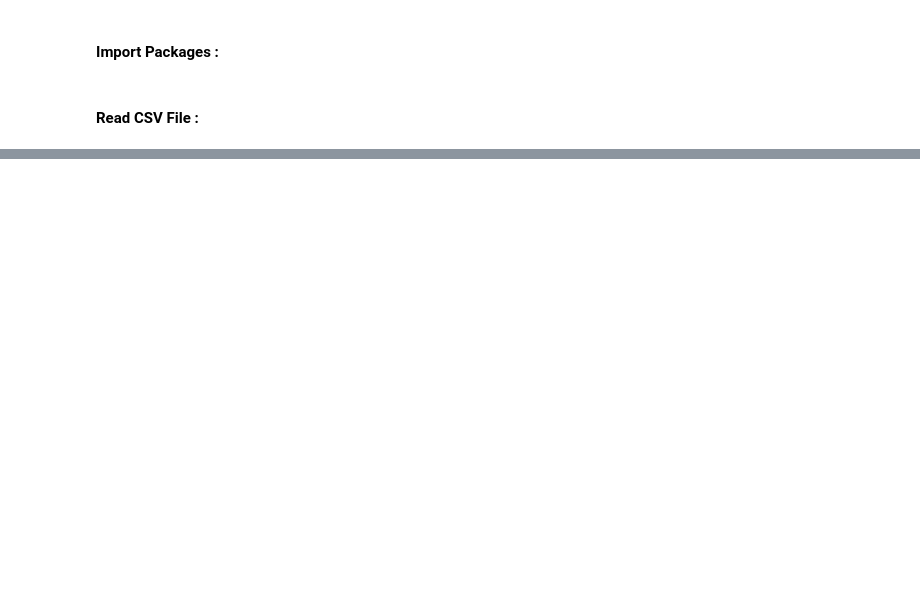
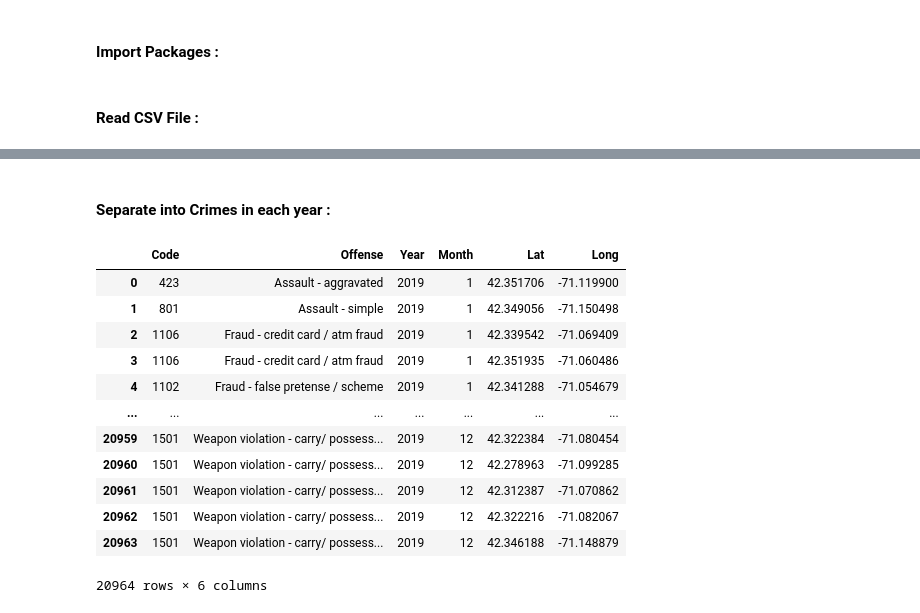
Before and after one commit to Abjt03/Crime-Detection-Data-Science, a Jupyter notebook: Crime Project/My DS Project.ipynb, the cells around one changed output, grey strips where cells are left out. Saved outputs shown, nothing was run; the diff lists cells and outputs as text; code cells hidden in the pictures; blank space fills up the shorter version.

```diff
--- a/Crime Project/My DS Project.ipynb
+++ b/Crime Project/My DS Project.ipynb
@@ -94,0 +124,4 @@ larceny
+# %%
+Clean_Boston_Crime_Data = Clean_Boston_Crime_Data.astype({'Code':'int32', 'Offense':'category', 'Year':'int32', 'Month':'int32', 'Lat':'float64', 'Long':'float64'})
+Clean_Boston_Crime_Data.Offense = Clean_Boston_Crime_Data.Offense.str.capitalize()
+Clean_Boston_Crime_Data.info()
@@ -94,0 +142,25 @@ larceny
+# %% [markdown]
+#### Separate into Crimes in each year :
+# %%
+query = '''
+SELECT *
+FROM Clean_Boston_Crime_Data
+WHERE Year = 2019
+ORDER BY Month, Offense
+'''
+Crime_19 = mysql(query)
+Crime_19
+# %% [output]
+|  | Code | Offense | Year | Month | Lat | Long |
+| 0 | 423 | Assault - aggravated | 2019 | 1 | 42.351706 | -71.119900 |
+| 1 | 801 | Assault - simple | 2019 | 1 | 42.349056 | -71.150498 |
+| 2 | 1106 | Fraud - credit card / atm fraud | 2019 | 1 | 42.339542 | -71.069409 |
+| 3 | 1106 | Fraud - credit card / atm fraud | 2019 | 1 | 42.351935 | -71.060486 |
+| 4 | 1102 | Fraud - false pretense / scheme | 2019 | 1 | 42.341288 | -71.054679 |
+| ... | ... | ... | ... | ... | ... | ... |
+| 20959 | 1501 | Weapon violation - carry/ possess... | 2019 | 12 | 42.322384 | -71.080454 |
+| 20960 | 1501 | Weapon violation - carry/ possess... | 2019 | 12 | 42.278963 | -71.099285 |
+| 20961 | 1501 | Weapon violation - carry/ possess... | 2019 | 12 | 42.312387 | -71.070862 |
+| 20962 | 1501 | Weapon violation - carry/ possess... | 2019 | 12 | 42.322216 | -71.082067 |
+| 20963 | 1501 | Weapon violation - carry/ possess... | 2019 | 12 | 42.346188 | -71.148879 |
+20964 rows × 6 columns
```
Also changed, not shown: parts of 19 cells of this notebook.
